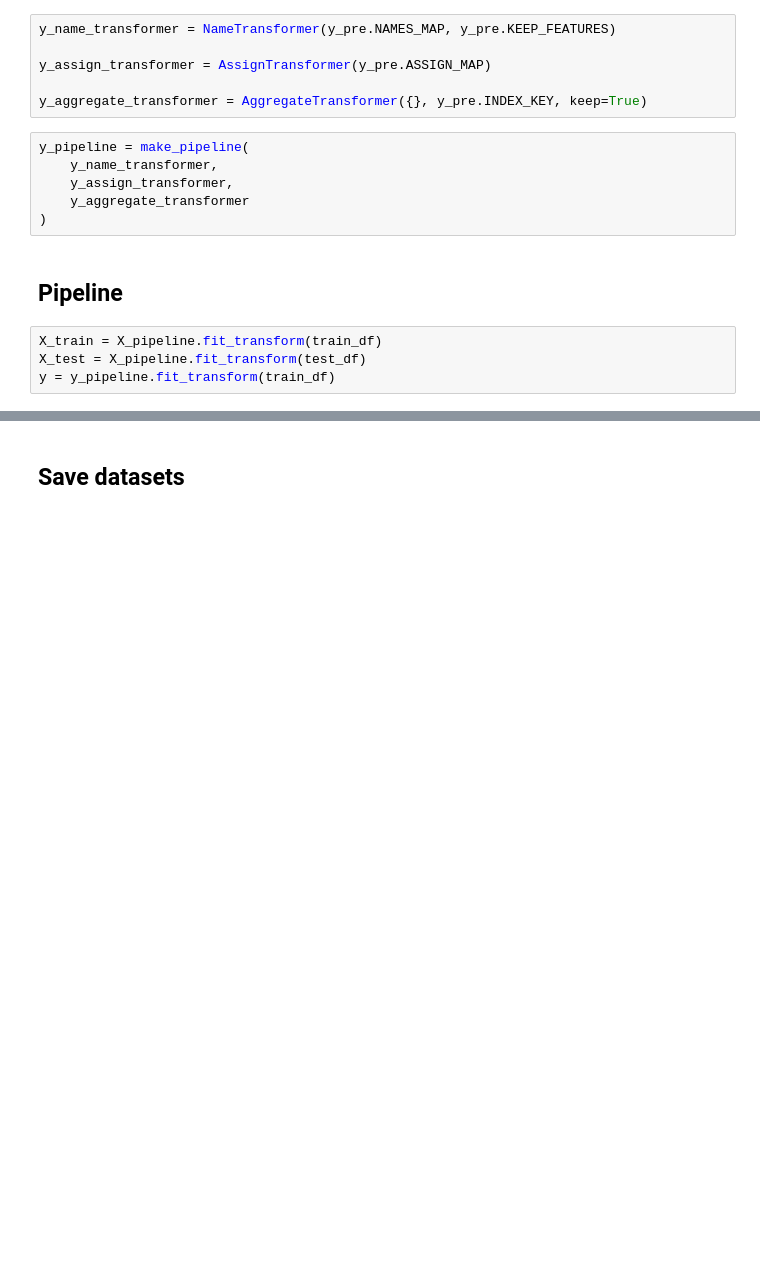
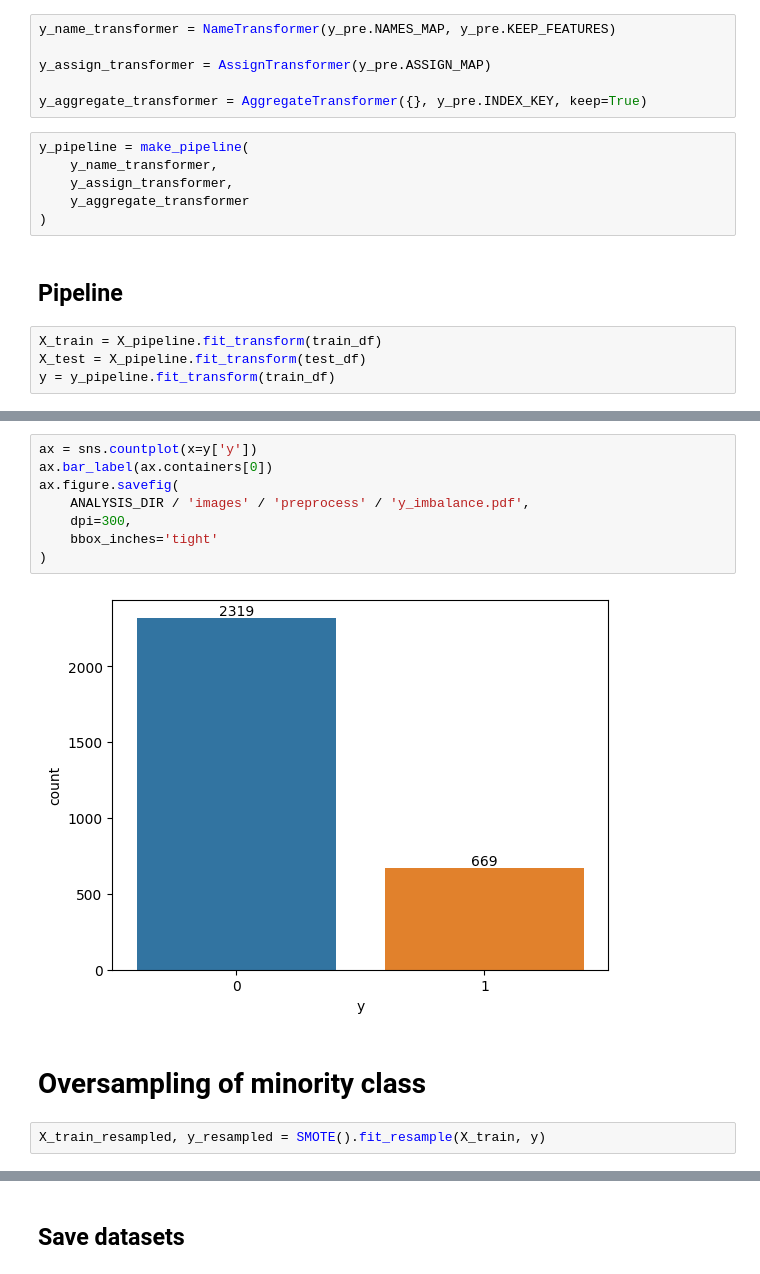
Before and after one commit to gabyarte/projects-ml, a Jupyter notebook: notebooks/1_preprocess.ipynb, the cells around one changed output, grey strips where cells are left out. Drawn from its saved outputs; the diff is of its cells as text; blank space fills up the shorter version.

```diff
--- a/notebooks/1_preprocess.ipynb
+++ b/notebooks/1_preprocess.ipynb
@@ -115,0 +198,14 @@ cdisplay(y)
+# %%
+ax = sns.countplot(x=y['y'])
+ax.bar_label(ax.containers[0])
+ax.figure.savefig(
+    ANALYSIS_DIR / 'images' / 'preprocess' / 'y_imbalance.pdf',
+    dpi=300,
+    bbox_inches='tight'
+)
+# %% [output]
+[figure, added]
+# %% [markdown]
+# Oversampling of minority class
+# %%
+X_train_resampled, y_resampled = SMOTE().fit_resample(X_train, y)
```
Also changed, not shown: parts of 17 cells of this notebook, 41 other files.
